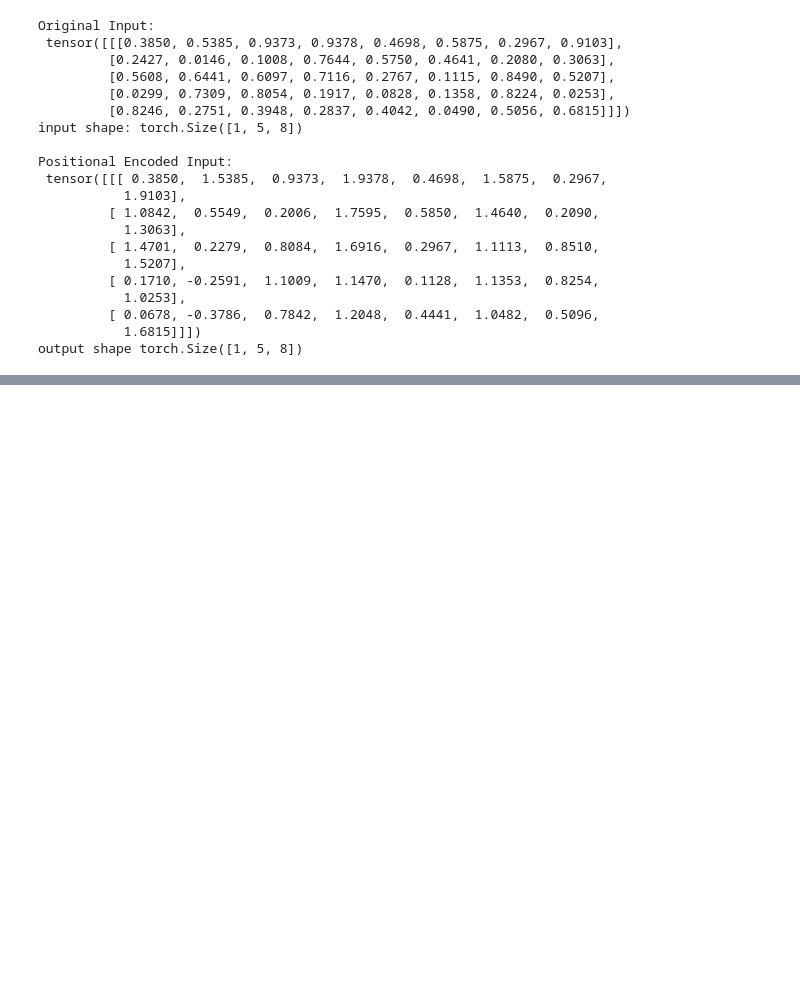
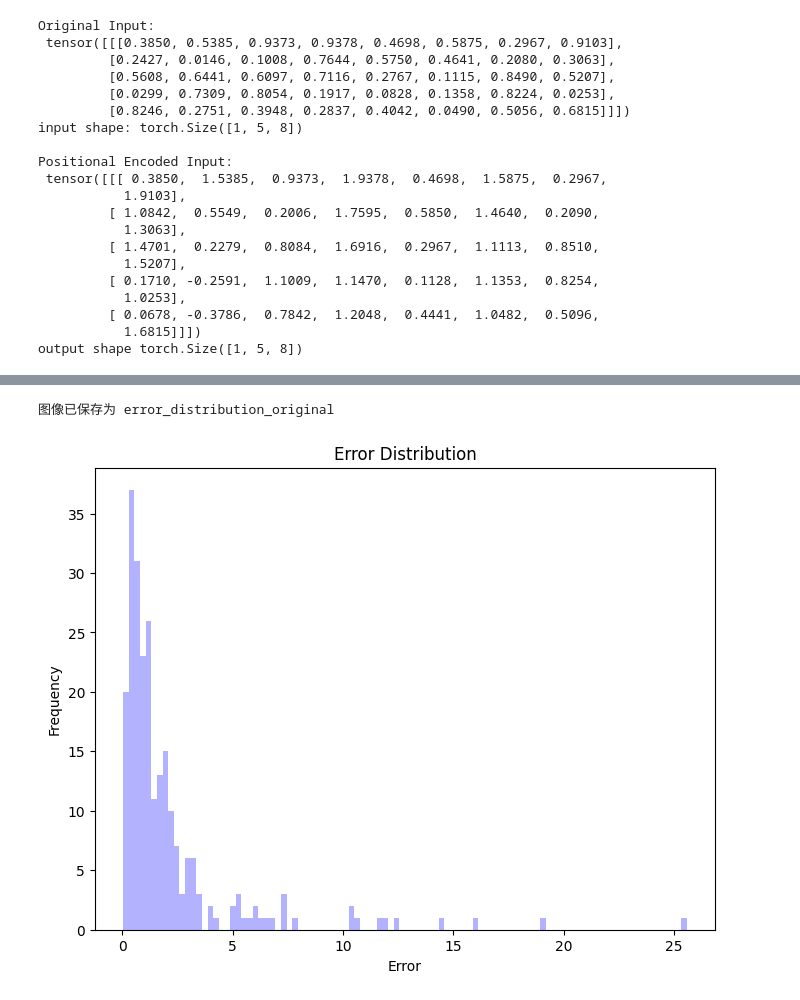
Before and after one commit to enigmacodemaster/Attention-is-all-you-need-pytorch-implementation, a Jupyter notebook: test.ipynb, the cells around one changed output, grey strips where cells are left out. Drawn from its saved outputs; the diff is of its cells as text; code cells hidden in the pictures; blank space fills up the shorter version.

```diff
--- a/test.ipynb
+++ b/test.ipynb
@@ -61,0 +311,5 @@ output shape torch.Size([1, 5, 8])
+# %%
+plot_error_xy_hist(pre_errors_xy, "error_distribution_original")
+# %% [output]
+图像已保存为 error_distribution_original
+[figure, added]
```
Also changed, not shown: parts of 9 cells of this notebook, 2 other files.
